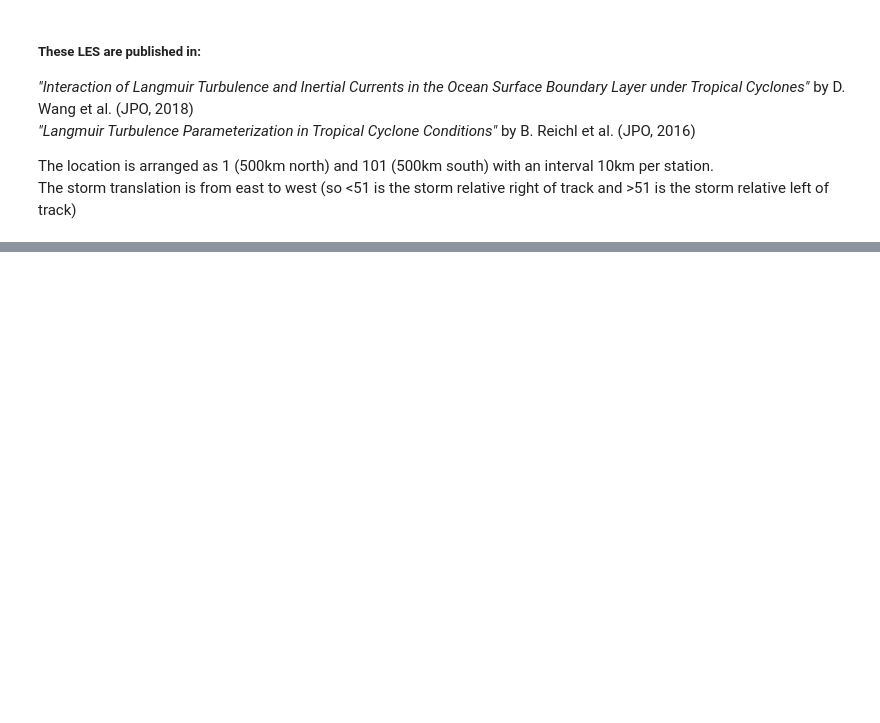
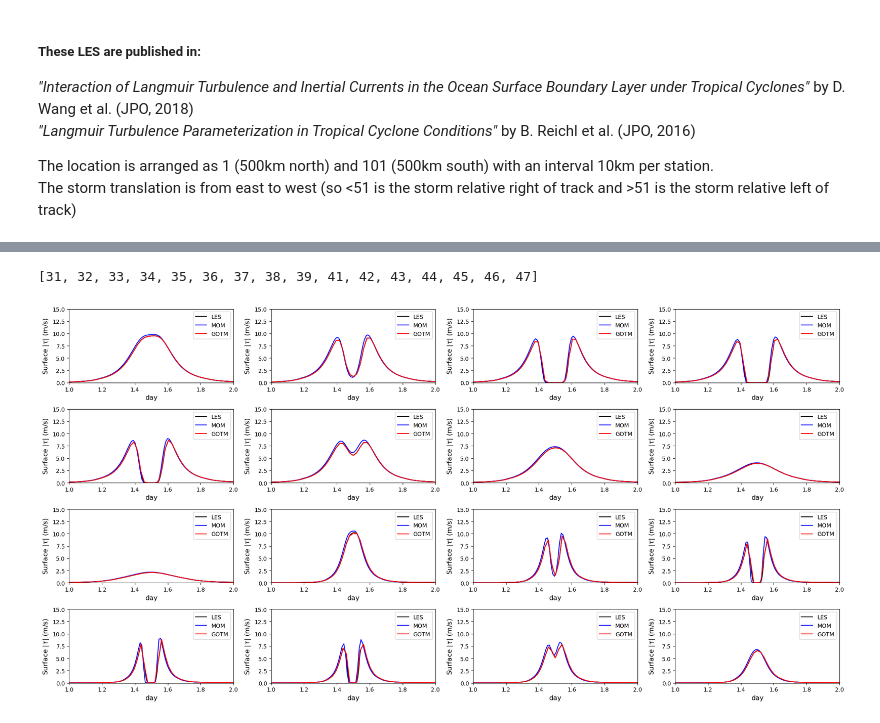
Before and after one commit to mrozowskamartaa/MOM6_SCM_Hurr, a Jupyter notebook: analysis/Compare_MOM_to_LES.ipynb, the cells around one changed output, grey strips where cells are left out. Cells and saved outputs as stored; diff of their text form; code cells hidden in the pictures; blank space fills up the shorter version.

```diff
--- a/analysis/Compare_MOM_to_LES.ipynb
+++ b/analysis/Compare_MOM_to_LES.ipynb
@@ -245,0 +211,43 @@ for mom_exp, gotm_exp in zip(mom_exp_list, gotm_exp_list):  # TODO: Make possibl
+# %%
+case_index_list
+# %% [output]
+[31, 32, 33, 34, 35, 36, 37, 38, 39, 41, 42, 43, 44, 45, 46, 47]
+# %%
+if all_per_type:
+
+    les_cases = []
+    mom_cases = []
+    gotm_cases = []
+
+    for index in case_index_list:
+
+        les_cases.append(LESDataRetriever().retreive_data(
+            case_name=les_cases_dict[type_][index],
+            exp_name="",
+            case_dir=LES_dirs
+        ))
+
+        mom_cases.append(MOMDataRetriever().retreive_data(
+            case_name=mom_cases_dict[type_][index],
+            exp_name=mom_exp,
+            case_dir=MOM_dirs
+        ))
+
+        gotm_cases.append(GOTMDataRetriever().retreive_data(
+            case_name=gotm_case_dict[type_][index],
+            exp_name=gotm_exp,
+            case_dir=GOTM_dirs
+        ))
+
+    fig, axes = plt.subplots(4, 4, figsize=(20, 10))
+    for ax, les, mom, gotm in zip(axes.flatten(), les_cases, mom_cases, gotm_cases):
+        plot_stress_mag(
+            ax=ax,
+            data_list=[les, mom, gotm],
+            color_list=['black', 'blue', 'red'],  # need to be set for each experiment where experiments are defined
+            label_list=['LES', 'MOM', 'GOTM']
+        )
+    fig.tight_layout()
+    fig.savefig(f'figures/stress_mag_all_{type_}_{gotm_exp}_{mom_exp}.png', dpi=300)
+# %% [output]
+[figure, added]
```
Also changed, not shown: parts of 7 cells of this notebook, 4 other files.
